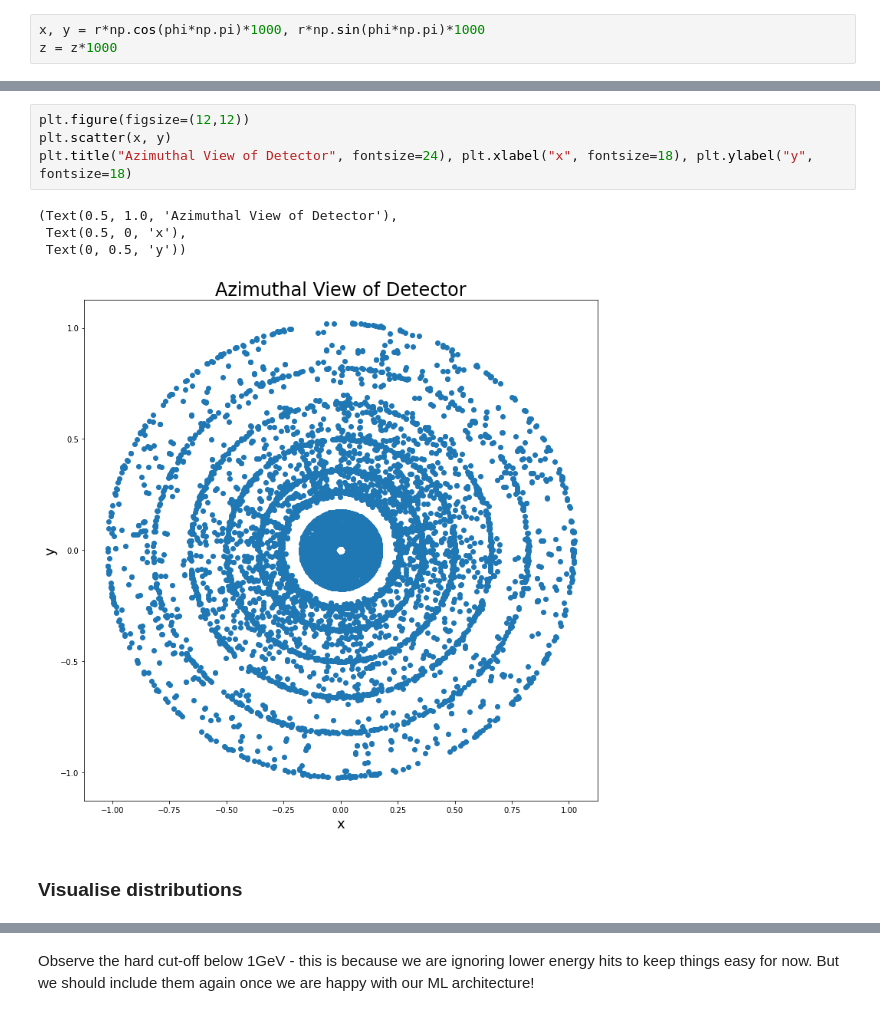
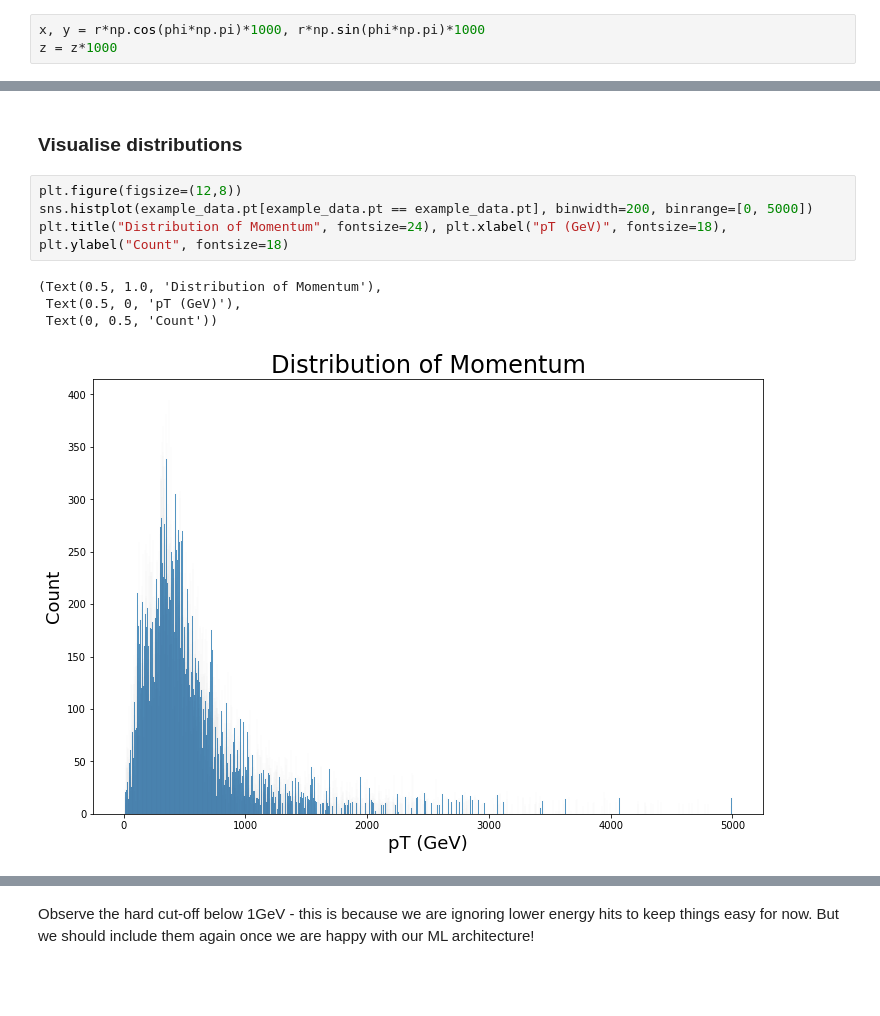
Before and after one commit to HSF-reco-and-software-triggers/Tracking-ML-Exa.TrkX, a Jupyter notebook: Pipelines/ITk_Example/notebooks/Example_Embedding.ipynb, the cells around one changed output, grey strips where cells are left out. Cells and saved outputs as stored; diff of their text form; blank space fills up the shorter version.

```diff
--- a/Pipelines/ITk_Example/notebooks/Example_Embedding.ipynb
+++ b/Pipelines/ITk_Example/notebooks/Example_Embedding.ipynb
@@ -79,13 +77,13 @@ axs[1].set_title("Down-beampipe Spacepoint Distribution", fontsize=24), axs[1].s
-# %%
-plt.figure(figsize=(12,12))
-plt.scatter(x, y)
-plt.title("Azimuthal View of Detector", fontsize=24), plt.xlabel("x", fontsize=18), plt.ylabel("y", fontsize=18)
-# %% [output]
-(Text(0.5, 1.0, 'Azimuthal View of Detector'),
- Text(0.5, 0, 'x'),
- Text(0, 0.5, 'y'))
-[figure, removed]
 # %% [markdown]
 ### Visualise distributions
+# %%
+plt.figure(figsize=(12,8))
+sns.histplot(example_data.pt[example_data.pt == example_data.pt], binwidth=200, binrange=[0, 5000])
+plt.title("Distribution of Momentum", fontsize=24), plt.xlabel("pT (GeV)", fontsize=18), plt.ylabel("Count", fontsize=18)
+# %% [output]
+(Text(0.5, 1.0, 'Distribution of Momentum'),
+ Text(0.5, 0, 'pT (GeV)'),
+ Text(0, 0.5, 'Count'))
+[figure, added]
 # %%
 plt.figure(figsize=(12,8))
```
Also changed, not shown: parts of 5 cells of this notebook, 3 other files.
